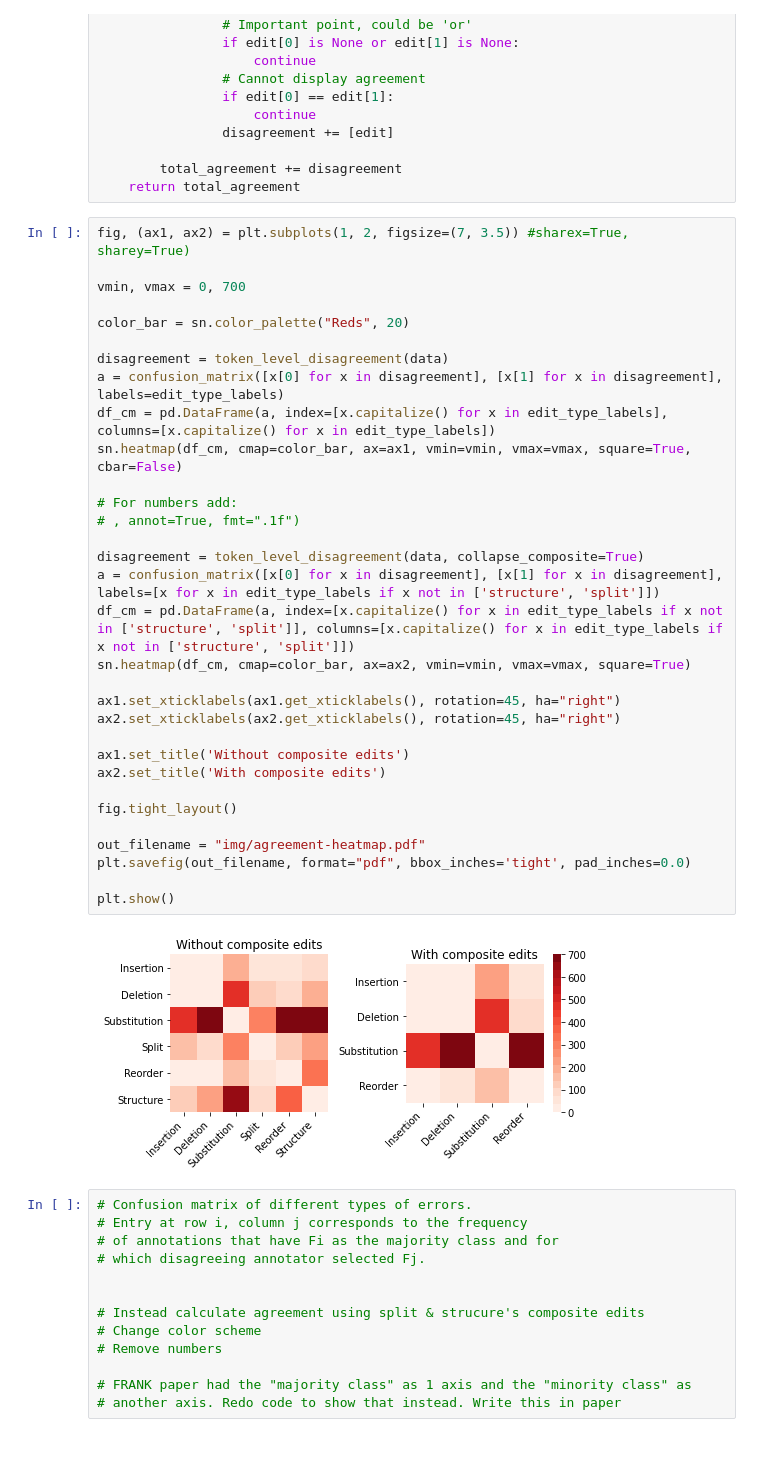
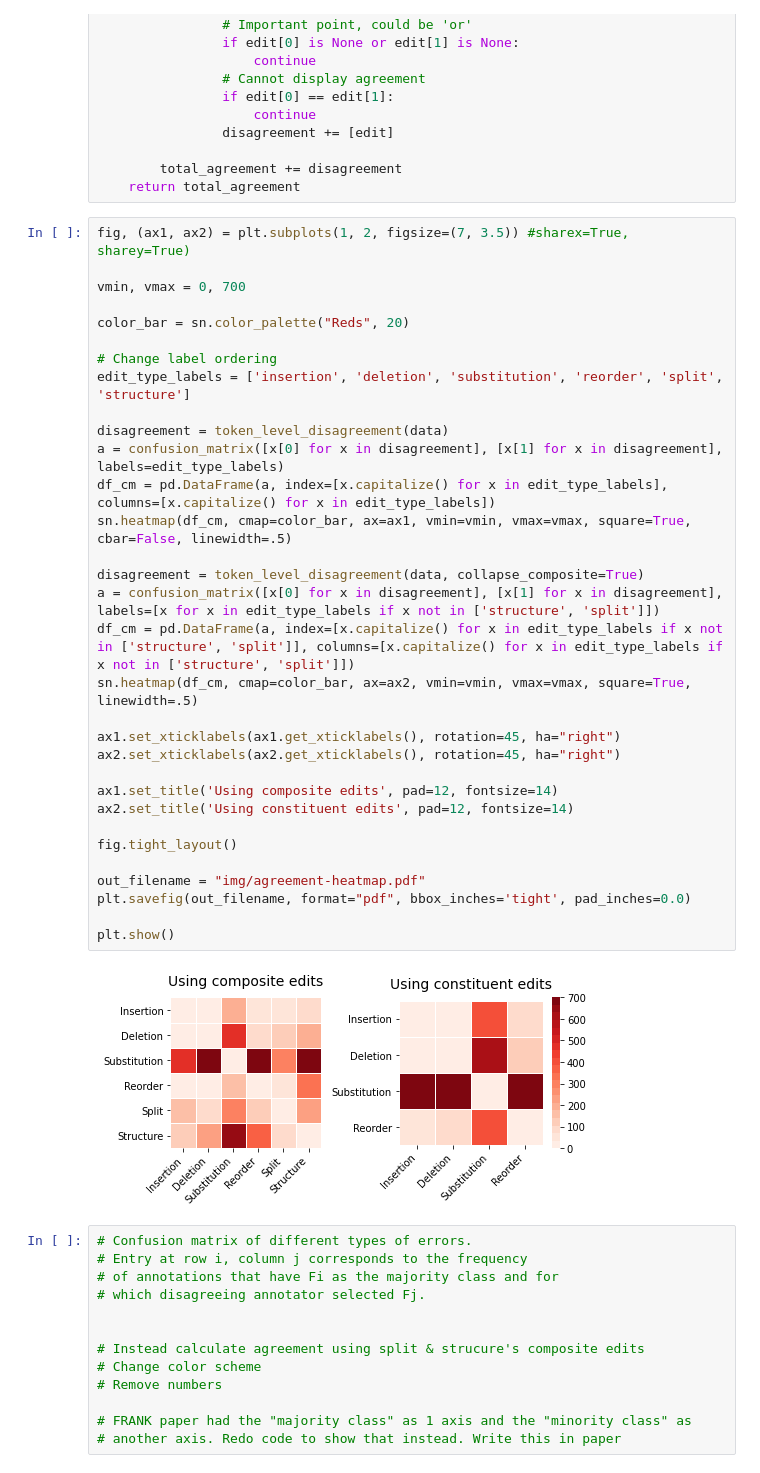
Before and after one commit to Yao-Dou/ts-annotation-tool, a Jupyter notebook: data/analysis/agreement.ipynb, the cells around one changed output. Saved outputs shown, nothing was run; the diff lists cells and outputs as text.

```diff
--- a/data/analysis/agreement.ipynb
+++ b/data/analysis/agreement.ipynb
@@ -98,37 +159,37 @@ def token_level_disagreement(data, collapse_composite=False, majority_disagreeme
 # %%
 fig, (ax1, ax2) = plt.subplots(1, 2, figsize=(7, 3.5)) #sharex=True, sharey=True)
 
 vmin, vmax = 0, 700
 
 color_bar = sn.color_palette("Reds", 20)
 
+# Change label ordering
+edit_type_labels = ['insertion', 'deletion', 'substitution', 'reorder', 'split', 'structure']
+
 disagreement = token_level_disagreement(data)
 a = confusion_matrix([x[0] for x in disagreement], [x[1] for x in disagreement], labels=edit_type_labels)
 df_cm = pd.DataFrame(a, index=[x.capitalize() for x in edit_type_labels], columns=[x.capitalize() for x in edit_type_labels])
-sn.heatmap(df_cm, cmap=color_bar, ax=ax1, vmin=vmin, vmax=vmax, square=True, cbar=False)
-
-# For numbers add:
-# , annot=True, fmt=".1f")
+sn.heatmap(df_cm, cmap=color_bar, ax=ax1, vmin=vmin, vmax=vmax, square=True, cbar=False, linewidth=.5)
 
 disagreement = token_level_disagreement(data, collapse_composite=True)
 a = confusion_matrix([x[0] for x in disagreement], [x[1] for x in disagreement], labels=[x for x in edit_type_labels if x not in ['structure', 'split']])
 df_cm = pd.DataFrame(a, index=[x.capitalize() for x in edit_type_labels if x not in ['structure', 'split']], columns=[x.capitalize() for x in edit_type_labels if x not in ['structure', 'split']])
-sn.heatmap(df_cm, cmap=color_bar, ax=ax2, vmin=vmin, vmax=vmax, square=True)
+sn.heatmap(df_cm, cmap=color_bar, ax=ax2, vmin=vmin, vmax=vmax, square=True, linewidth=.5)
 
 ax1.set_xticklabels(ax1.get_xticklabels(), rotation=45, ha="right")
 ax2.set_xticklabels(ax2.get_xticklabels(), rotation=45, ha="right")
 
-ax1.set_title('Without composite edits')
-ax2.set_title('With composite edits')
+ax1.set_title('Using composite edits', pad=12, fontsize=14)
+ax2.set_title('Using constituent edits', pad=12, fontsize=14)
 
 fig.tight_layout()
 
 out_filename = "img/agreement-heatmap.pdf"
 plt.savefig(out_filename, format="pdf", bbox_inches='tight', pad_inches=0.0)
 
 plt.show()
 # %% [output]
-[figure, old version]
+[figure, new version]
 # %%
 # Confusion matrix of different types of errors.
 # Entry at row i, column j corresponds to the frequency
```
Also changed, not shown: parts of 5 cells of this notebook, 19 other files.
